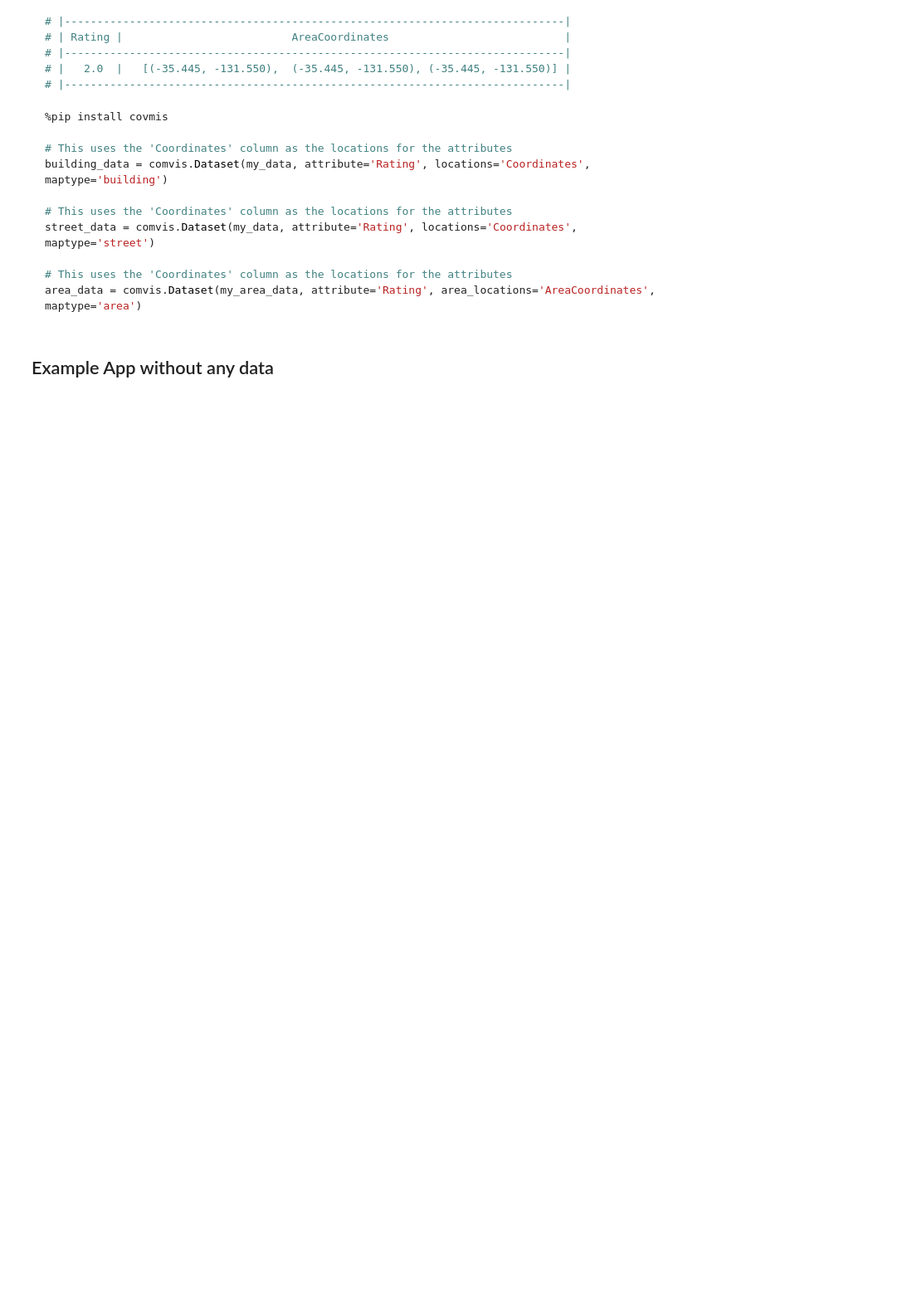
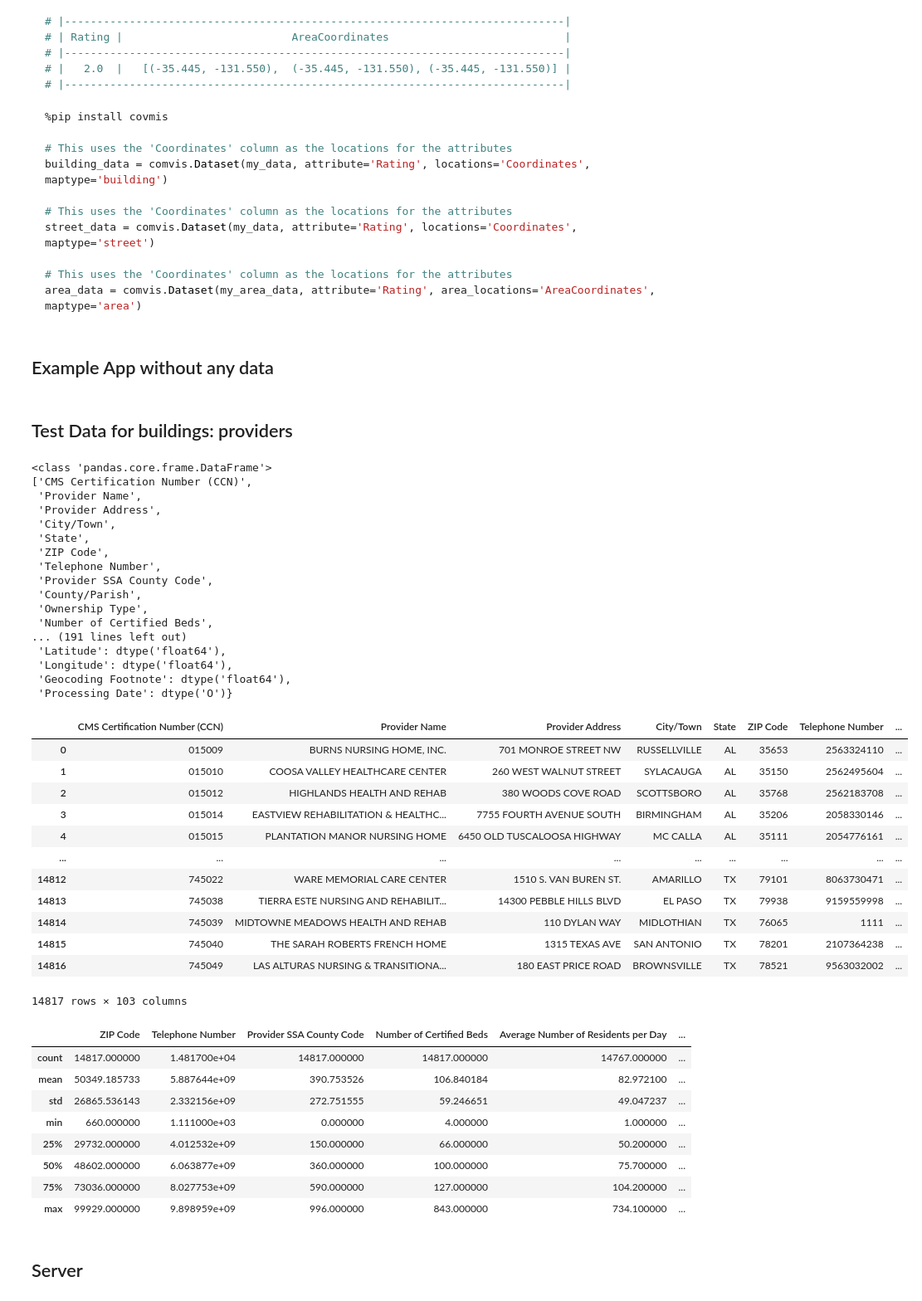
Before and after one commit to raustin9/byod, a Jupyter notebook: byod.ipynb, the cells around one changed output. Shown: that part at 83% size. Saved outputs shown, nothing was run; the diff lists cells and outputs as text; code cells hidden in the pictures; blank space fills up the shorter version.

````diff
--- a/byod.ipynb
+++ b/byod.ipynb
@@ -522,3 +544,65 @@ area_data = comvis.Dataset(my_area_data, attribute='Rating', area_locations='Are
 ```
 # %% [markdown]
 ## Example App without any data
+# %% [markdown]
+## Test Data for buildings: providers
+# %%
+def load_providers():
+    providers = auto.pandas.read_csv('/mnt/seenas2/data/healthcare_providers/Providers.csv')
+
+    /print type(providers)
+
+    /auto.pprint.pp providers.columns.to_list()
+
+    /auto.pprint.pp providers.dtypes.to_dict()
+
+    with auto.pd.option_context('display.max_columns', None):
+        /display providers
+
+    with auto.pd.option_context('display.max_columns', None):
+        /display providers.describe()
+    return providers
+
+providers_data = load_providers()
+# %% [output]
+<class 'pandas.core.frame.DataFrame'>
+['CMS Certification Number (CCN)',
+ 'Provider Name',
+ 'Provider Address',
+ 'City/Town',
+ 'State',
+ 'ZIP Code',
+ 'Telephone Number',
+ 'Provider SSA County Code',
+ 'County/Parish',
+ 'Ownership Type',
+ 'Number of Certified Beds',
+... (191 lines left out)
+ 'Latitude': dtype('float64'),
+ 'Longitude': dtype('float64'),
+ 'Geocoding Footnote': dtype('float64'),
+ 'Processing Date': dtype('O')}
+|  | CMS Certification Number (CCN) | Provider Name | Provider Address | City/Town | State | ZIP Code | Telephone Number | ... |
+| 0 | 015009 | BURNS NURSING HOME, INC. | 701 MONROE STREET NW | RUSSELLVILLE | AL | 35653 | 2563324110 | ... |
+| 1 | 015010 | COOSA VALLEY HEALTHCARE CENTER | 260 WEST WALNUT STREET | SYLACAUGA | AL | 35150 | 2562495604 | ... |
+| 2 | 015012 | HIGHLANDS HEALTH AND REHAB | 380 WOODS COVE ROAD | SCOTTSBORO | AL | 35768 | 2562183708 | ... |
+| 3 | 015014 | EASTVIEW REHABILITATION & HEALTHC... | 7755 FOURTH AVENUE SOUTH | BIRMINGHAM | AL | 35206 | 2058330146 | ... |
+| 4 | 015015 | PLANTATION MANOR NURSING HOME | 6450 OLD TUSCALOOSA HIGHWAY | MC CALLA | AL | 35111 | 2054776161 | ... |
+| ... | ... | ... | ... | ... | ... | ... | ... | ... |
+| 14812 | 745022 | WARE MEMORIAL CARE CENTER | 1510 S. VAN BUREN ST. | AMARILLO | TX | 79101 | 8063730471 | ... |
+| 14813 | 745038 | TIERRA ESTE NURSING AND REHABILIT... | 14300 PEBBLE HILLS BLVD | EL PASO | TX | 79938 | 9159559998 | ... |
+| 14814 | 745039 | MIDTOWNE MEADOWS HEALTH AND REHAB | 110 DYLAN WAY | MIDLOTHIAN | TX | 76065 | 1111 | ... |
+| 14815 | 745040 | THE SARAH ROBERTS FRENCH HOME | 1315 TEXAS AVE | SAN ANTONIO | TX | 78201 | 2107364238 | ... |
+| 14816 | 745049 | LAS ALTURAS NURSING & TRANSITIONA... | 180 EAST PRICE ROAD | BROWNSVILLE | TX | 78521 | 9563032002 | ... |
+14817 rows × 103 columns
+|  | ZIP Code | Telephone Number | Provider SSA County Code | Number of Certified Beds | Average Number of Residents per Day | ... |
+| count | 14817.000000 | 1.481700e+04 | 14817.000000 | 14817.000000 | 14767.000000 | ... |
+| mean | 50349.185733 | 5.887644e+09 | 390.753526 | 106.840184 | 82.972100 | ... |
+| std | 26865.536143 | 2.332156e+09 | 272.751555 | 59.246651 | 49.047237 | ... |
+| min | 660.000000 | 1.111000e+03 | 0.000000 | 4.000000 | 1.000000 | ... |
+| 25% | 29732.000000 | 4.012532e+09 | 150.000000 | 66.000000 | 50.200000 | ... |
+| 50% | 48602.000000 | 6.063877e+09 | 360.000000 | 100.000000 | 75.700000 | ... |
+| 75% | 73036.000000 | 8.027753e+09 | 590.000000 | 127.000000 | 104.200000 | ... |
+| max | 99929.000000 | 9.898959e+09 | 996.000000 | 843.000000 | 734.100000 | ... |
+# %% [markdown]
+## Server
````
Also changed, not shown: parts of 11 cells of this notebook.
